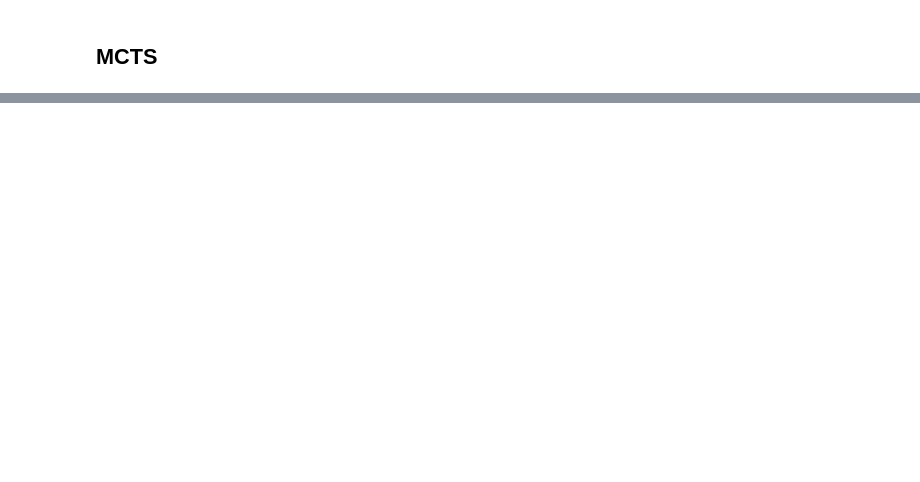
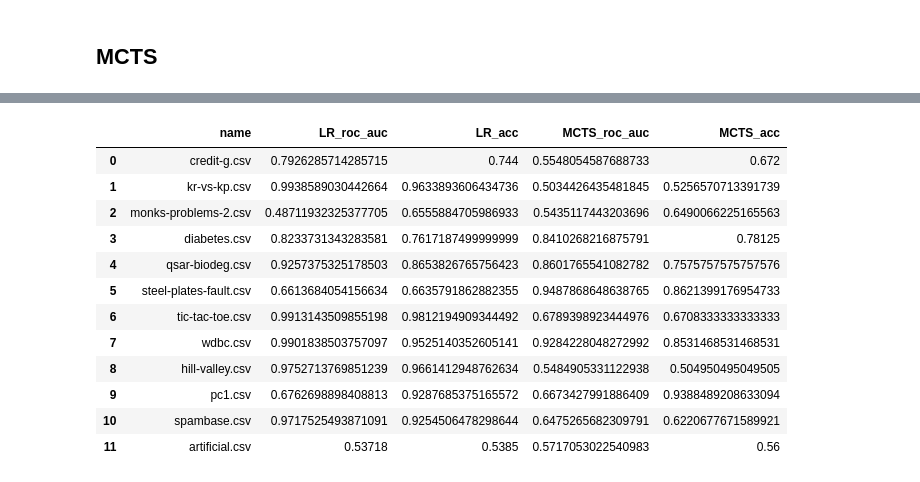
Before and after one commit to pwolosz/GSFS, a Jupyter notebook: MCTS.ipynb, the cells around one changed output, grey strips where cells are left out. Drawn from its saved outputs; the diff is of its cells as text; code cells hidden in the pictures; blank space fills up the shorter version.

```diff
--- a/MCTS.ipynb
+++ b/MCTS.ipynb
@@ -533,5 +168,0 @@ class MCTS:
-# %%
-data = pd.read_csv(data_path + file_names[7]['name'])
-labels = data.loc[:,file_names[7]['target_class']]
-data = data.drop(columns = [file_names[7]['target_class']])
-X_train, X_test, y_train, y_test = train_test_split(data, labels, test_size = 0.25, random_state = 123)
@@ -563,5 +168,0 @@ f1: 0.9626405561889433
-# %%
-model = LogisticRegression(solver='liblinear')
-X_train, X_test, y_train, y_test = train_test_split(data, labels, test_size = 0.25, random_state = 123)
-mcts = MCTS(model, calculactions_done_conditions = {'type': 'time', 'max_val': 3600}, metric='acc')
-mcts.fit(X_train, y_train)
@@ -581,0 +203,27 @@ mcts._best_features
+# %%
+scores = pd.DataFrame(columns=['name','LR_roc_auc','LR_acc','MCTS_roc_auc','MCTS_acc'])
+
+for file_info in file_names:
+    print(file_info['name'])
+    mcts = MCTS(model, calculactions_done_conditions = {'type': 'time', 'max_val': 10}, metric='roc_auc')
+    data = pd.read_csv(data_path + file_info['name'])
+    labels = mcts._preprocess_labels(data.loc[:,file_info['target_class']], file_info['pos_class'])
+    data = data.drop(columns = [file_info['target_class']])
+    data = Preprocessing.one_hot_encode(data)
+    X_train, X_test, y_train, y_test = train_test_split(data, labels, test_size = 0.25, random_state = 123)
+    model = LogisticRegression(solver='liblinear')
+
+    # model with whole dataset
+    scores = scores.append({
+        'name': file_info['name'],
+        'LR_roc_auc': str(CV.cv(roc_auc_score, 'roc_auc', model, data, labels, 4)),
+        'LR_acc': str(CV.cv(accuracy_score, 'acc', model, data, labels, 4))
+    }, ignore_index = True)
+
+    #MCTS
+    #continue
+    mcts.fit(X_train, y_train, preprocess = False)
+    predicted = mcts.predict(X_test)
+    predicted_proba = mcts.predict_proba(X_test)[:,1]
+    scores.loc[scores.loc[:,'name'] == file_info['name'], 'MCTS_roc_auc'] = str(roc_auc_score(y_test, predicted_proba))
+    scores.loc[scores.loc[:,'name'] == file_info['name'], 'MCTS_acc'] = str(accuracy_score(y_test, predicted))
@@ -581,0 +243,16 @@ mcts._best_features
+# %%
+scores
+# %% [output]
+|  | name | LR_roc_auc | LR_acc | MCTS_roc_auc | MCTS_acc |
+| 0 | credit-g.csv | 0.7926285714285715 | 0.744 | 0.5548054587688733 | 0.672 |
+| 1 | kr-vs-kp.csv | 0.9938589030442664 | 0.9633893606434736 | 0.5034426435481845 | 0.5256570713391739 |
+| 2 | monks-problems-2.csv | 0.48711932325377705 | 0.6555884705986933 | 0.5435117443203696 | 0.6490066225165563 |
+| 3 | diabetes.csv | 0.8233731343283581 | 0.7617187499999999 | 0.8410268216875791 | 0.78125 |
+| 4 | qsar-biodeg.csv | 0.9257375325178503 | 0.8653826765756423 | 0.8601765541082782 | 0.7575757575757576 |
+| 5 | steel-plates-fault.csv | 0.6613684054156634 | 0.6635791862882355 | 0.9487868648638765 | 0.8621399176954733 |
+| 6 | tic-tac-toe.csv | 0.9913143509855198 | 0.9812194909344492 | 0.6789398923444976 | 0.6708333333333333 |
+| 7 | wdbc.csv | 0.9901838503757097 | 0.9525140352605141 | 0.9284228048272992 | 0.8531468531468531 |
+| 8 | hill-valley.csv | 0.9752713769851239 | 0.9661412948762634 | 0.5484905331122938 | 0.504950495049505 |
+| 9 | pc1.csv | 0.6762698898408813 | 0.9287685375165572 | 0.6673427991886409 | 0.9388489208633094 |
+| 10 | spambase.csv | 0.9717525493871091 | 0.9254506478298644 | 0.6475265682309791 | 0.6220677671589921 |
+| 11 | artificial.csv | 0.53718 | 0.5385 | 0.5717053022540983 | 0.56 |
```
Also changed, not shown: parts of 28 cells of this notebook, 1 other file.
